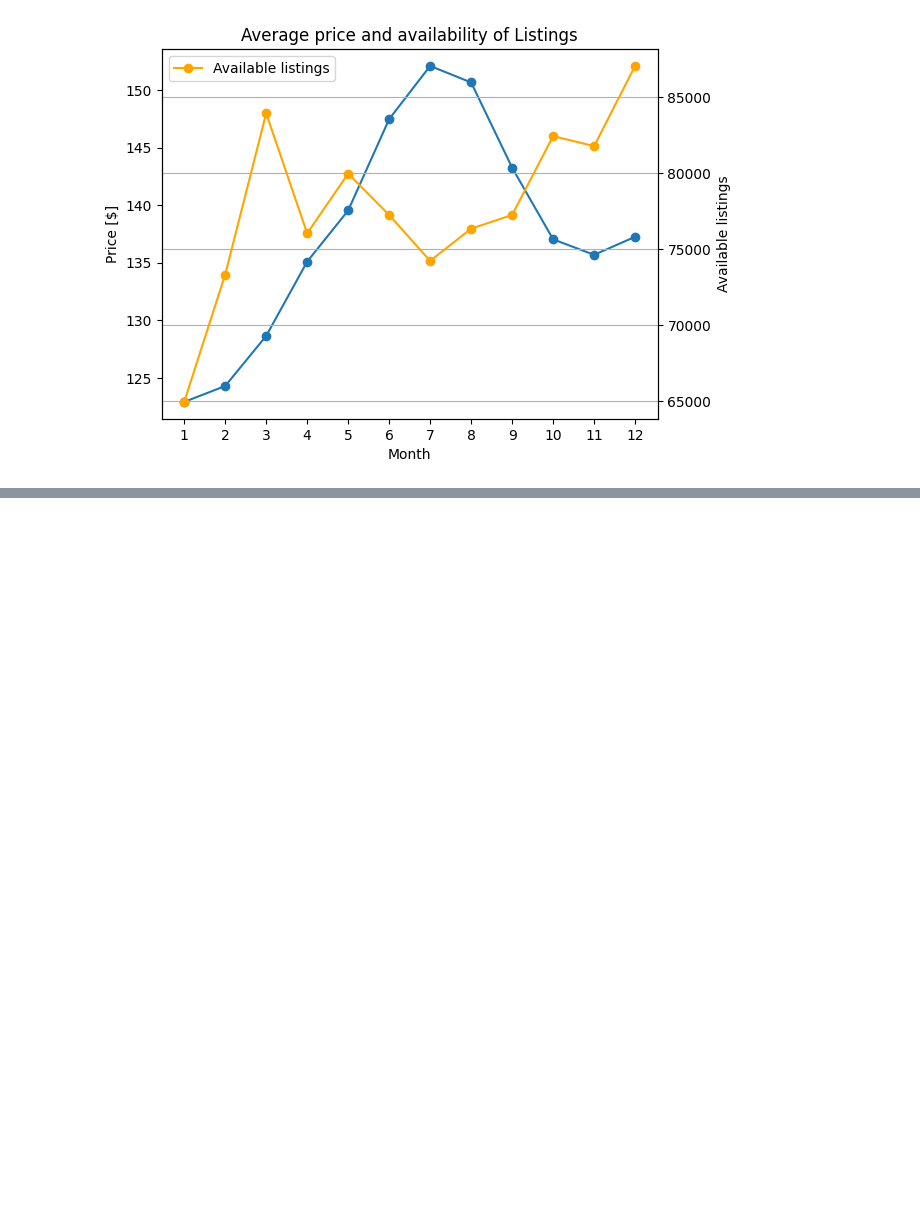
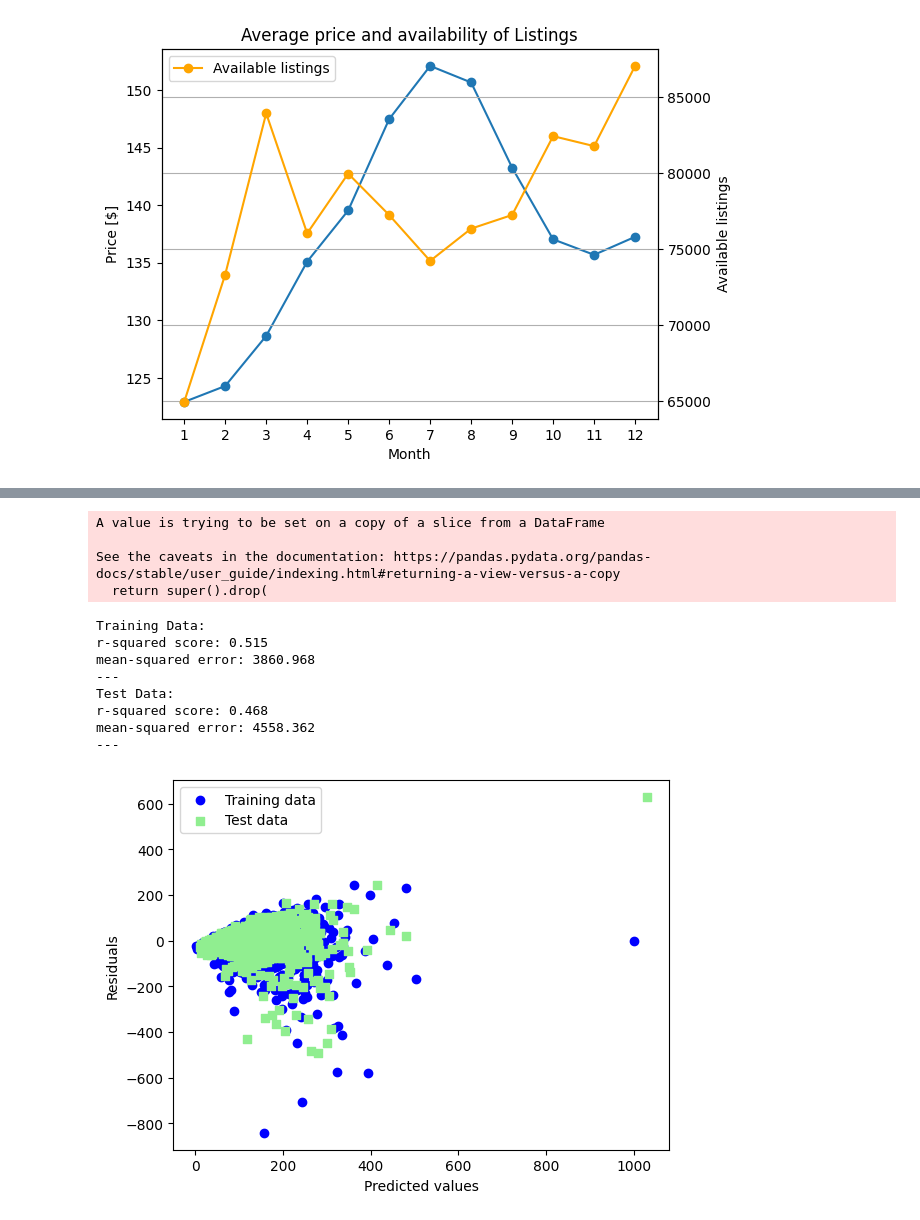
Before and after one commit to FlorianPerras/Project_One, a Jupyter notebook: Seattle.ipynb, the cells around one changed output, grey strips where cells are left out. Drawn from its saved outputs; the diff is of its cells as text; code cells hidden in the pictures; blank space fills up the shorter version.

```diff
--- a/Seattle.ipynb
+++ b/Seattle.ipynb
@@ -203,0 +190,50 @@ plt.show()
+# %%
+# Filter the dataframe for numeric columns
+df_list_numeric = df_listings.select_dtypes(include=['number'])
+most_missing_cols = df_list_numeric.columns[df_list_numeric.isnull().mean() > .5]
+df_list_numeric.drop(most_missing_cols, axis = 1, inplace=True)
+
+# Impute missing values by mean
+fill_mean = lambda x: x.fillna(x.mean())
+df_list_numeric = df_list_numeric.apply(fill_mean, axis=0)
+
+# Split into X and y
+y = df_list_numeric['price']
+X = df_list_numeric.drop('price', axis=1)
+
+# Split into train and test datasets
+X_train, X_test, y_train, y_test = train_test_split(X, y, test_size=.3, random_state=42)
+
+# Initialize Linear Regression model
+my_LR_model = LinearRegression(normalize=True)
+
+# Train the model
+my_LR_model.fit(X_train, y_train)
+
+# Predict based on test data
+y_test_pred = my_LR_model.predict(X_test)
+y_train_pred = my_LR_model.predict(X_train)
+
+# Print model evaluation scores for training and test
+print('Training Data:')
+print('r-squared score: %.3f' % r2_score(y_train, y_train_pred))
+print('mean-squared error: %.3f' % mean_squared_error(y_train, y_train_pred))
+print('---')
+print('Test Data:')
+print('r-squared score: %.3f' % r2_score(y_test, y_test_pred))
+print('mean-squared error: %.3f' % mean_squared_error(y_test, y_test_pred))
+print('---')
+# %% [output]
+A value is trying to be set on a copy of a slice from a DataFrame
+
+See the caveats in the documentation: https://pandas.pydata.org/pandas-docs/stable/user_guide/indexing.html#returning-a-view-versus-a-copy
+  return super().drop(
+Training Data:
+r-squared score: 0.515
+mean-squared error: 3860.968
+---
+Test Data:
+r-squared score: 0.468
+mean-squared error: 4558.362
+---
+[figure, added]
```
Also changed, not shown: parts of 4 cells of this notebook.
